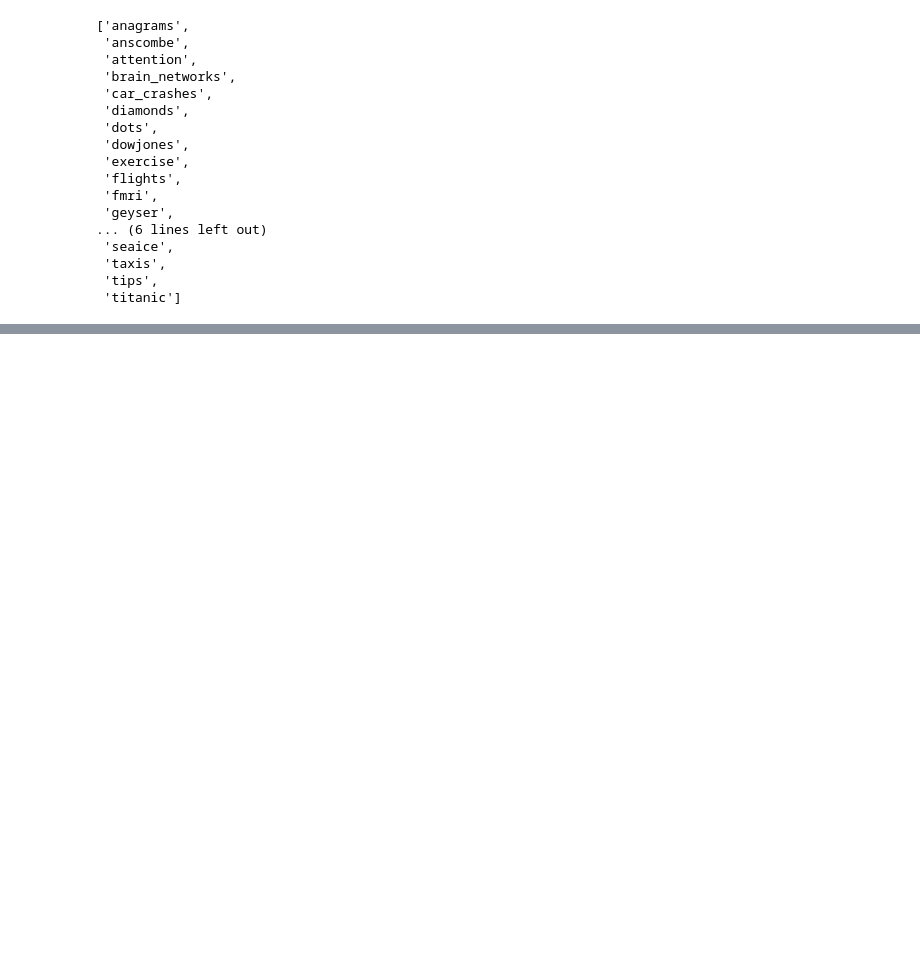
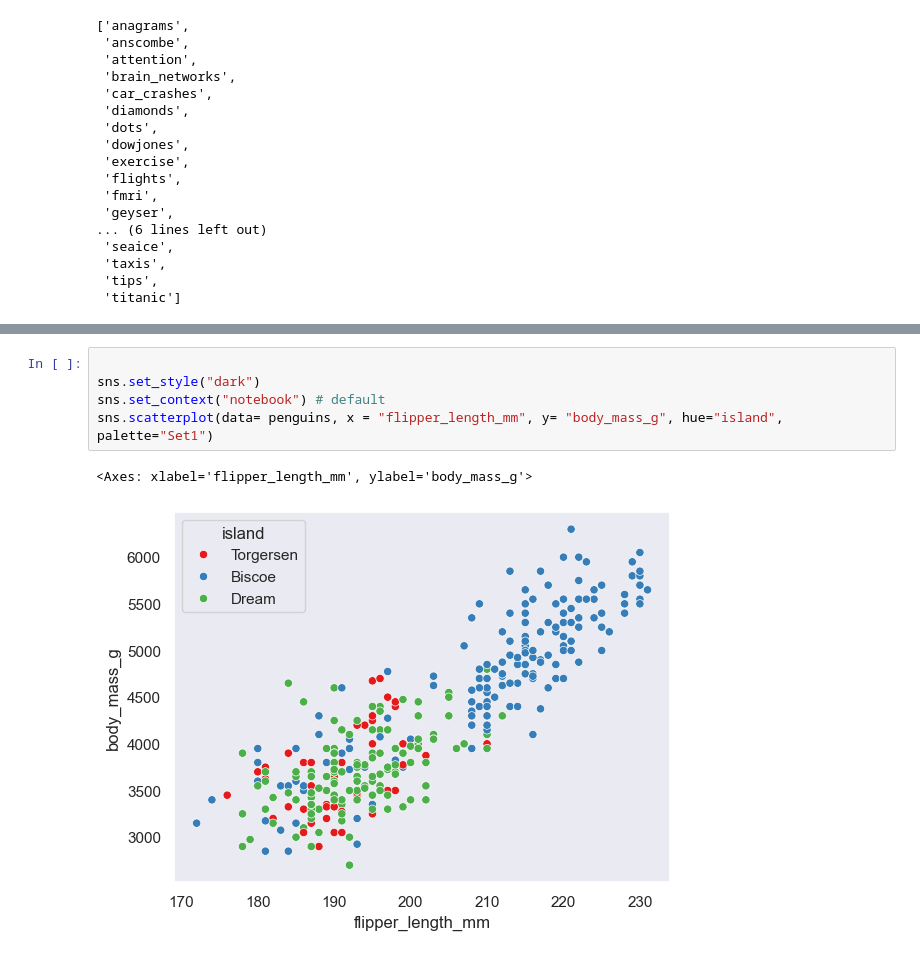
Before and after one commit to tanishachokshi/Seaborn, a Jupyter notebook: plots.ipynb, the cells around one changed output, grey strips where cells are left out. Saved outputs shown, nothing was run; the diff lists cells and outputs as text; blank space fills up the shorter version.

```diff
--- a/plots.ipynb
+++ b/plots.ipynb
@@ -65,0 +75,8 @@ KeyError: 'passengers'
+# %%
+
+sns.set_style("dark")
+sns.set_context("notebook") # default
+sns.scatterplot(data= penguins, x = "flipper_length_mm", y= "body_mass_g", hue="island", palette="Set1")
+# %% [output]
+<Axes: xlabel='flipper_length_mm', ylabel='body_mass_g'>
+[figure, added]
```
Also changed, not shown: parts of 21 cells of this notebook, 1 other file.
